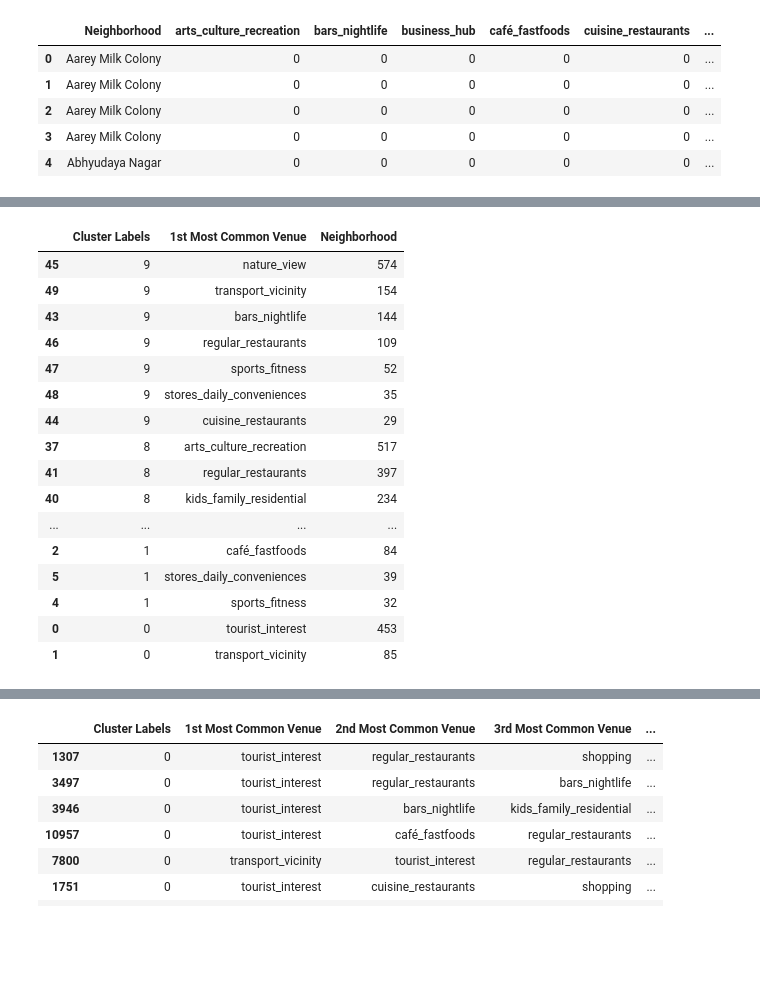
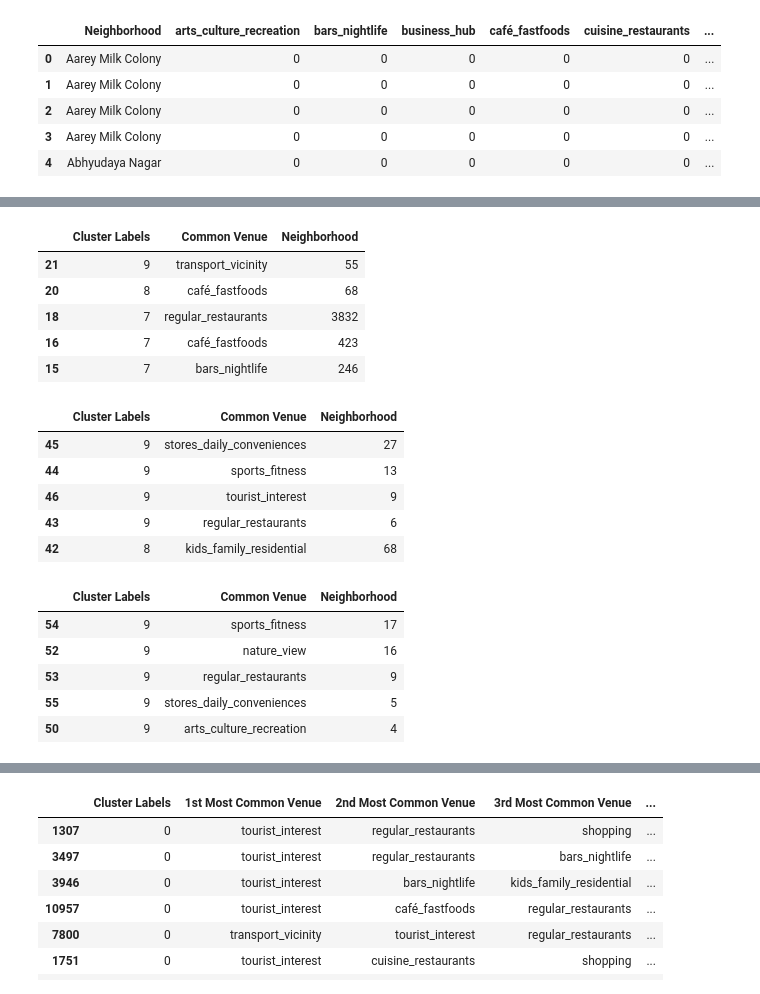
Before and after one commit to MohitPoddar35/mumbai_city_analysis, a Jupyter notebook: Mumbai_venue_analysis.ipynb, the cells around one changed output, grey strips where cells are left out. Cells and saved outputs as stored; diff of their text form; code cells hidden in the pictures; blank space fills up the shorter version.

```diff
--- a/Mumbai_venue_analysis.ipynb
+++ b/Mumbai_venue_analysis.ipynb
@@ -90,7 +90,7 @@ city_onehot.head().sort_values('Neighborhood',ascending=True)
 # %%
 ## Grouping Neighborhoods by the sum of the venue_types
 # %%
-city_grouped = city_onehot.groupby('Neighborhood').sum().reset_index()
+city_grouped = city_onehot.groupby('Neighborhood').mean().reset_index()
 city_grouped
 # %% [output]
 |  | Neighborhood | arts_culture_recreation | bars_nightlife | business_hub | café_fastfoods | cuisine_restaurants | ... |
@@ -114,8 +114,8 @@ city_grouped
 # normalizing data
 
 
-for k in range(1,15):
-    city_grouped[city_grouped.columns[k]]=(city_grouped[city_grouped.columns[k]]-city_grouped[city_grouped.columns[k]].mean())/city_grouped[city_grouped.columns[k]].std()
-city_grouped.sort_values('bars_nightlife', ascending=False)
+#for k in range(1,15):
+#    city_grouped[city_grouped.columns[k]]=(city_grouped[city_grouped.columns[k]]/city_grouped[city_grouped.columns[k]].max())
+city_grouped.head()
 # %% [output]
 |  | Neighborhood | arts_culture_recreation | bars_nightlife | business_hub | café_fastfoods | cuisine_restaurants | ... |
@@ -174,7 +163,7 @@ neighborhoods_venues_sorted.head()
 # %%
 # dropping stores regular restaurants and cafes as they are quite abundant and available in each areas
 
-city_grouped_clustering = city_grouped.drop(['Neighborhood','stores_daily_conveniences','regular_restaurants'], 1)
+city_grouped_clustering = city_grouped.drop(['Neighborhood'], 1)
 
 distance=[]
 
@@ -241,23 +241,37 @@ clusters.sort_values('Cluster Labels')
 # %%
 # Checking the most common venue for each clusters
 # %%
-cluster_label_=city_final[['Cluster Labels','1st Most Common Venue','Neighborhood']].groupby(['Cluster Labels','1st Most Common Venue'],as_index=False).count().sort_values(['Cluster Labels','Neighborhood'],ascending=False)
-cluster_label_
+
+cluster_label_1=city_final[['Cluster Labels','1st Most Common Venue','Neighborhood']].groupby(['Cluster Labels','1st Most Common Venue'],as_index=False).count().sort_values(['Cluster Labels','Neighborhood'],ascending=False)
+
+cluster_label_1.rename(columns={'1st Most Common Venue':'Common Venue'},inplace=True)
+cluster_label_1.head()
 # %% [output]
-|  | Cluster Labels | 1st Most Common Venue | Neighborhood |
-| 45 | 9 | nature_view | 574 |
-| 49 | 9 | transport_vicinity | 154 |
-| 43 | 9 | bars_nightlife | 144 |
-| 46 | 9 | regular_restaurants | 109 |
-| 47 | 9 | sports_fitness | 52 |
-| 48 | 9 | stores_daily_conveniences | 35 |
-| 44 | 9 | cuisine_restaurants | 29 |
-| 37 | 8 | arts_culture_recreation | 517 |
-| 41 | 8 | regular_restaurants | 397 |
-| 40 | 8 | kids_family_residential | 234 |
-| ... | ... | ... | ... |
-| 2 | 1 | café_fastfoods | 84 |
-| 5 | 1 | stores_daily_conveniences | 39 |
-| 4 | 1 | sports_fitness | 32 |
-| 0 | 0 | tourist_interest | 453 |
-| 1 | 0 | transport_vicinity | 85 |
+|  | Cluster Labels | Common Venue | Neighborhood |
+| 21 | 9 | transport_vicinity | 55 |
+| 20 | 8 | café_fastfoods | 68 |
+| 18 | 7 | regular_restaurants | 3832 |
+| 16 | 7 | café_fastfoods | 423 |
+| 15 | 7 | bars_nightlife | 246 |
+# %%
+cluster_label_2=city_final[['Cluster Labels','2nd Most Common Venue','Neighborhood']].groupby(['Cluster Labels','2nd Most Common Venue'],as_index=False).count().sort_values(['Cluster Labels','Neighborhood'],ascending=False)
+cluster_label_2.rename(columns={'2nd Most Common Venue':'Common Venue'},inplace=True)
+cluster_label_2.head()
+# %% [output]
+|  | Cluster Labels | Common Venue | Neighborhood |
+| 45 | 9 | stores_daily_conveniences | 27 |
+| 44 | 9 | sports_fitness | 13 |
+| 46 | 9 | tourist_interest | 9 |
+| 43 | 9 | regular_restaurants | 6 |
+| 42 | 8 | kids_family_residential | 68 |
+# %%
+cluster_label_3=city_final[['Cluster Labels','3rd Most Common Venue','Neighborhood']].groupby(['Cluster Labels','3rd Most Common Venue'],as_index=False).count().sort_values(['Cluster Labels','Neighborhood'],ascending=False)
+cluster_label_3.rename(columns={'3rd Most Common Venue':'Common Venue'},inplace=True)
+cluster_label_3.head()
+# %% [output]
+|  | Cluster Labels | Common Venue | Neighborhood |
+| 54 | 9 | sports_fitness | 17 |
+| 52 | 9 | nature_view | 16 |
+| 53 | 9 | regular_restaurants | 9 |
+| 55 | 9 | stores_daily_conveniences | 5 |
+| 50 | 9 | arts_culture_recreation | 4 |
```
Also changed, not shown: parts of 9 cells of this notebook, 8 other files.
